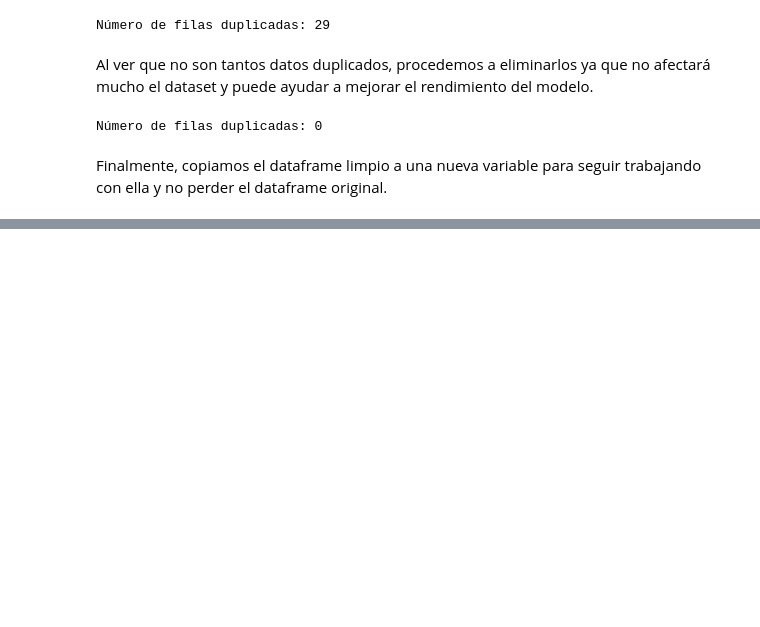
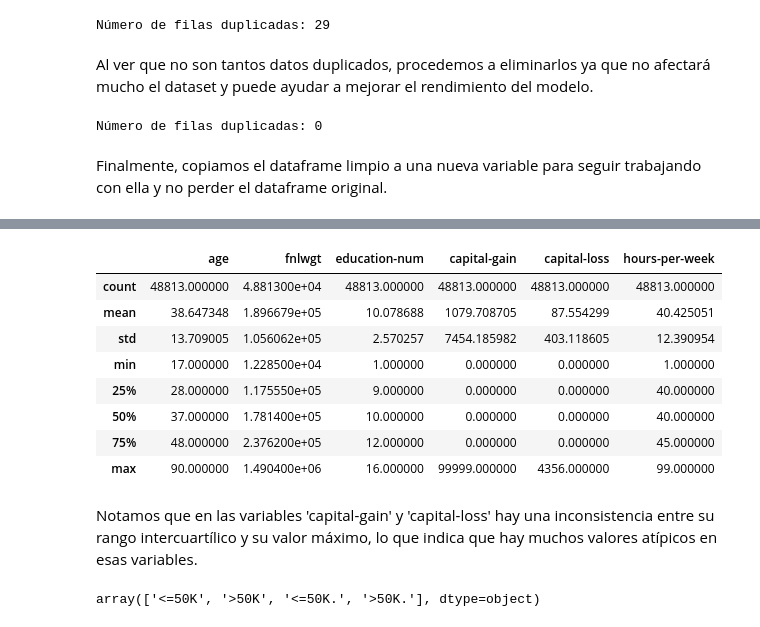
Before and after one commit to AlejandroSegura24/adult-income-classification, a Jupyter notebook: Notebooks/adult income rf model.ipynb, the cells around one changed output, grey strips where cells are left out. Drawn from its saved outputs; the diff is of its cells as text; code cells hidden in the pictures; blank space fills up the shorter version.

```diff
--- a/Notebooks/adult income rf model.ipynb
+++ b/Notebooks/adult income rf model.ipynb
@@ -156,0 +164,18 @@ Finalmente, copiamos el dataframe limpio a una nueva variable para seguir trabaj
+# %%
+df_processing.describe()
+# %% [output]
+|  | age | fnlwgt | education-num | capital-gain | capital-loss | hours-per-week |
+| count | 48813.000000 | 4.881300e+04 | 48813.000000 | 48813.000000 | 48813.000000 | 48813.000000 |
+| mean | 38.647348 | 1.896679e+05 | 10.078688 | 1079.708705 | 87.554299 | 40.425051 |
+| std | 13.709005 | 1.056062e+05 | 2.570257 | 7454.185982 | 403.118605 | 12.390954 |
+| min | 17.000000 | 1.228500e+04 | 1.000000 | 0.000000 | 0.000000 | 1.000000 |
+| 25% | 28.000000 | 1.175550e+05 | 9.000000 | 0.000000 | 0.000000 | 40.000000 |
+| 50% | 37.000000 | 1.781400e+05 | 10.000000 | 0.000000 | 0.000000 | 40.000000 |
+| 75% | 48.000000 | 2.376200e+05 | 12.000000 | 0.000000 | 0.000000 | 45.000000 |
+| max | 90.000000 | 1.490400e+06 | 16.000000 | 99999.000000 | 4356.000000 | 99.000000 |
+# %% [markdown]
+Notamos que en las variables 'capital-gain' y 'capital-loss' hay una inconsistencia entre su rango intercuartílico y su valor máximo, lo que indica que hay muchos valores atípicos en esas variables.
+# %%
+df_processing['income'].unique()
+# %% [output]
+array(['<=50K', '>50K', '<=50K.', '>50K.'], dtype=object)
```
Also changed, not shown: parts of 11 cells of this notebook.
